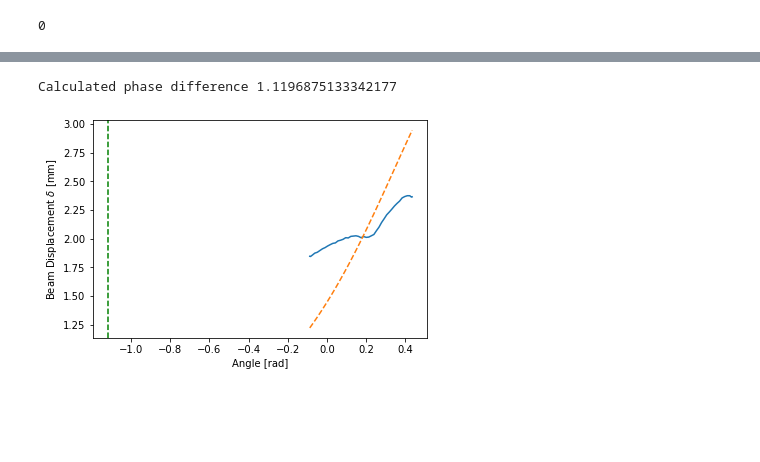
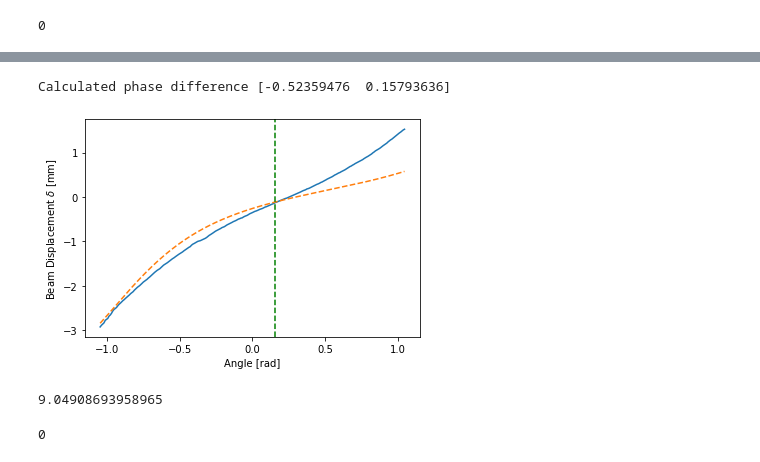
Before and after one commit to Jfeatherstone/IndexOfRefractionMeasurement, a Jupyter notebook: BeamTracking.ipynb, the cells around one changed output, grey strips where cells are left out. Drawn from its saved outputs; the diff is of its cells as text; code cells hidden in the pictures; blank space fills up the shorter version.

Commit message:
Added more tests for components and curve fitting

```diff
--- a/BeamTracking.ipynb
+++ b/BeamTracking.ipynb
@@ -11,5 +13,5 @@ from time import sleep
 # %%
-stage = RotationStage()
+stage = RotationStage(MOTION_CONTROLLER_PORT, ROTATION_STAGE_AXIS_NUM)
 bp2Device = TLBP2()
 
 stage.connect()
@@ -55,35 +92,47 @@ nGlass = 1.5 # Not really, but doesn't actually matter
 d1 = 1e-1 # Width of cuvette wall [mm]
 d2 = 1 # Width of cuvette cavity [mm]
 
-def delta(theta, dtheta=0, d1=d1, d2=d2, n0=nAir, n1=nGlass, n2=nAir):
-    return (2*d1*(1 - n0 * np.cos(theta+dtheta)/np.sqrt(n1**2 - n0**2 * np.sin(theta+dtheta)**2)) + d2*(1 - n0*np.cos(theta+dtheta)/np.sqrt(n2**2 - n0**2 * np.sin(theta+dtheta)**2))) * np.sin(theta+dtheta)
+def delta(theta, dtheta=0, offset=0, d1=d1, d2=d2, n0=nAir, n1=nGlass, n2=nAir):
+    return offset + (2*d1*(1 - n0 * np.cos(theta+dtheta)/np.sqrt(n1**2 - n0**2 * np.sin(theta+dtheta)**2)) + d2*(1 - n0*np.cos(theta+dtheta)/np.sqrt(n2**2 - n0**2 * np.sin(theta+dtheta)**2))) * np.sin(theta+dtheta)
 # %%
-# Now recover the phase difference, just to confirm it can be done
+# Now recover the phase difference
 from scipy.optimize import curve_fit
 
 # Now fit our function with scipy
-def wrap_func(th, phaseDiff):
-    return delta(th, dtheta=phaseDiff, d1=1.5 ,d2=8, n1=1.3)
+def wrap_func(th, phaseDiff, offset):
+    return delta(th, dtheta=phaseDiff, offset=offset, d1=1.5 ,d2=8, n1=1.3)
 
-angleArr = np.array(angleArr) * np.pi/180
-centroidArr = np.array(centroidArr) * 1e-3
+#angleArr = -np.array(angleArr) * np.pi/180
+#peakPositionArr = np.array(peakPositionArr) * 1e-3 - 4
 
 #deltaArr = deltaArr + y_noise
-popt, pcov = curve_fit(wrap_func, angleArr, centroidArr, bounds=(-np.pi/2 + .01, np.pi/2 + .01))
+popt, pcov = curve_fit(wrap_func, angleArr, peakPositionArr, bounds=(-np.pi/2 + .01, np.pi/2 + .01))
 
-plt.plot(angleArr, centroidArr)
+plt.plot(angleArr, peakPositionArr)
 plt.plot(angleArr, wrap_func(angleArr, *popt), '--')
-plt.axvline(-popt, linestyle='--', color='g')
+plt.axvline(popt[1], linestyle='--', color='g')
 plt.xlabel('Angle [rad]')
 plt.ylabel(r'Beam Displacement $\delta$ [mm]')
 
 #print(f'Real phase difference: {phaseDiff}')
-print(f'Calculated phase difference {popt[0]}')
-
+print(f'Calculated phase difference {popt}')
+plt.savefig('initial_fit.png')
 plt.show()
 # %% [output]
-Calculated phase difference 1.1196875133342177
+Calculated phase difference [-0.52359476  0.15793636]
-[figure, old version]
+[figure, new version]
 # %%
 stage.disconnect()
 bp2Device.disconnect()
+# %%
+correctionAngle = popt[1] * 180 / np.pi
+print(correctionAngle)
+# Expectation: between 10-15 degrees
+# %% [output]
+9.04908693958965
+# %%
+#stage.resetToHome()
+#sleep(.5)
+stage.moveAbsolute(-correctionAngle)
+# %% [output]
+0
```
Also changed, not shown: parts of 7 cells of this notebook, 14 other files.
